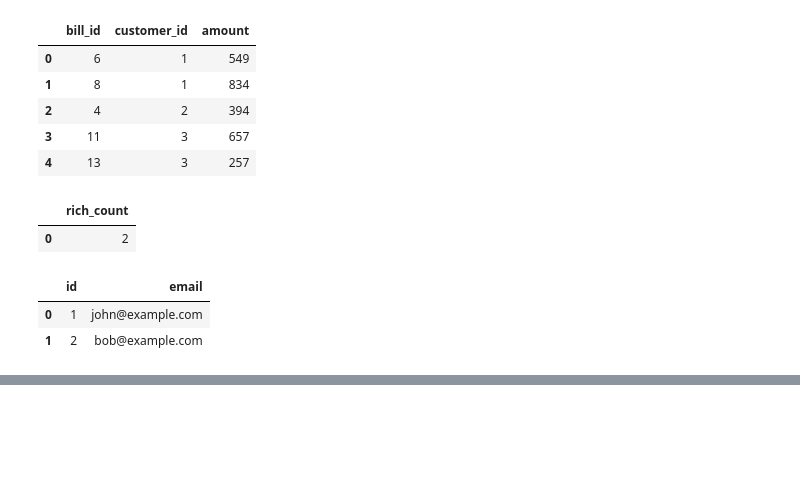
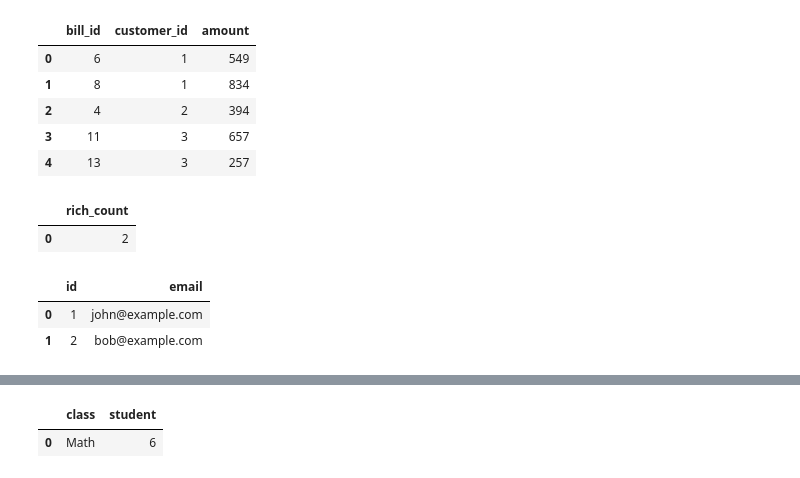
Before and after one commit to andyguo0228/maven_healthcare, a Jupyter notebook: geoplot.ipynb, the cells around one changed output, grey strips where cells are left out. Drawn from its saved outputs; the diff is of its cells as text; code cells hidden in the pictures; blank space fills up the shorter version.

```diff
--- a/geoplot.ipynb
+++ b/geoplot.ipynb
@@ -206,0 +197,14 @@ df
+# %%
+import pandas as pd
+
+# Data
+data = {
+    'student': ['A', 'B', 'C', 'D', 'E', 'F', 'G', 'H', 'I'],
+    'class': ['Math', 'English', 'Math', 'Biology', 'Math', 'Computer', 'Math', 'Math', 'Math']
+}
+
+# Create dataframe
+df = pd.DataFrame(data)
+
+# Display dataframe
+print(df)
@@ -206,0 +222,6 @@ df
+# %%
+classcount = df.groupby('class')[['student']].count().sort_values(by='student', ascending=False).reset_index().head(1)
+classcount
+# %% [output]
+|  | class | student |
+| 0 | Math | 6 |
```
Also changed, not shown: parts of 2 cells of this notebook, 2 other files.
